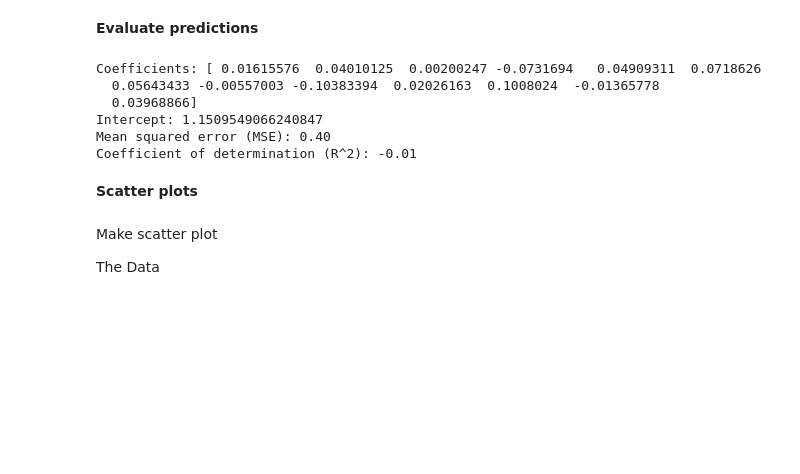
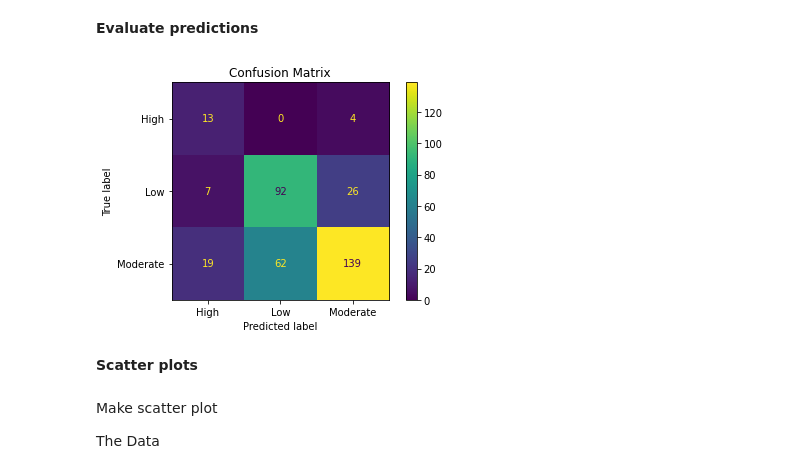
Before and after one commit to ashishar/data_science_codes, a Jupyter notebook: python/linear_regression.ipynb, the cells around one changed output. Saved outputs shown, nothing was run; the diff lists cells and outputs as text; code cells hidden in the pictures; blank space fills up the shorter version.

```diff
--- a/python/linear_regression.ipynb
+++ b/python/linear_regression.ipynb
@@ -125,21 +157,15 @@ Y_pred = model.predict(X_test)
 # %% [markdown]
 **Evaluate predictions**
-# %%
-from sklearn.metrics import mean_squared_error, r2_score
-
-print('Coefficients:', model.coef_)
-print('Intercept:', model.intercept_)
-print('Mean squared error (MSE): %.2f'
-      % mean_squared_error(Y_test, Y_pred))
-print('Coefficient of determination (R^2): %.2f'
-      % r2_score(Y_test, Y_pred))
-# %% [output]
-Coefficients: [ 0.01615576  0.04010125  0.00200247 -0.0731694   0.04909311  0.0718626
-  0.05643433 -0.00557003 -0.10383394  0.02026163  0.1008024  -0.01365778
-  0.03968866]
-Intercept: 1.1509549066240847
-Mean squared error (MSE): 0.40
-Coefficient of determination (R^2): -0.01
+# %%
+import matplotlib.pyplot as plt
+
+cm = confusion_matrix(y_pred,y_test)
+disp = ConfusionMatrixDisplay(cm, display_labels=["High","Low","Moderate"])
+disp.plot()
+plt.title("Confusion Matrix")
+plt.show()
+# %% [output]
+[figure, added]
 # %% [markdown]
 **Scatter plots**
 # %%
```
Also changed, not shown: parts of 23 cells of this notebook.
